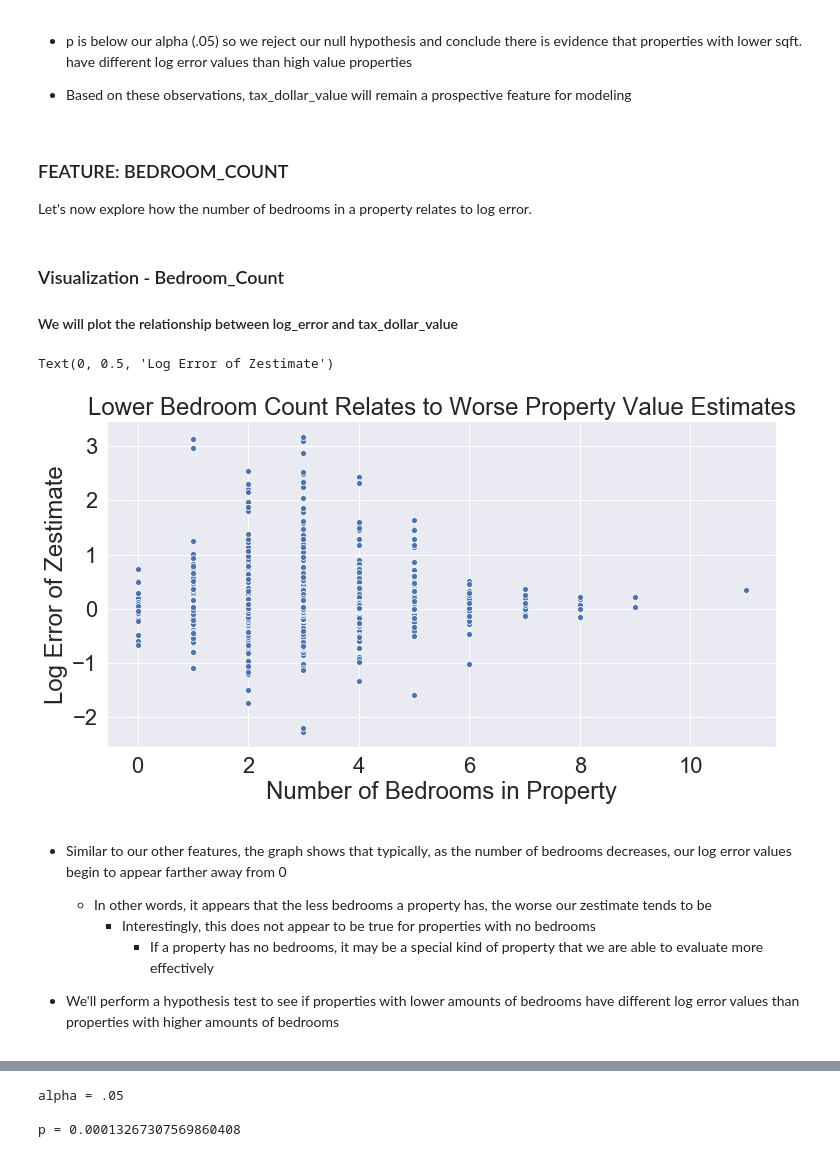
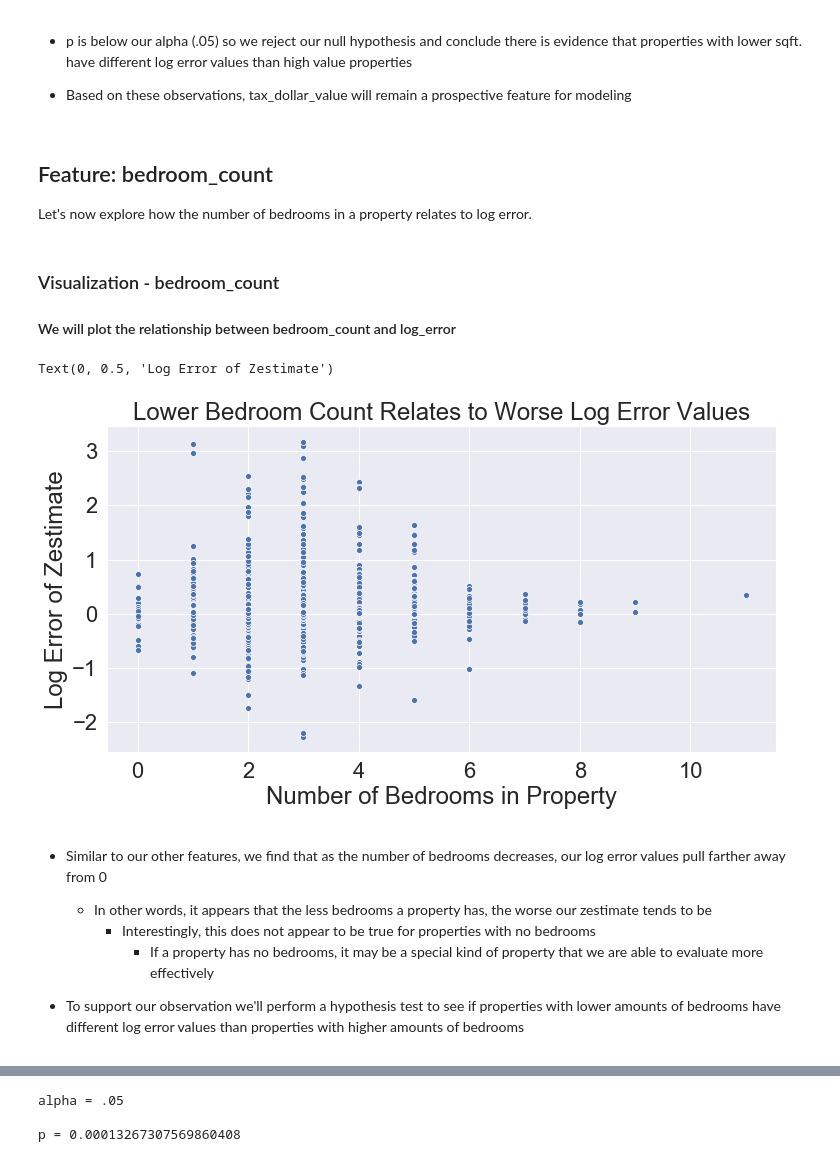
Before and after one commit to SamuelD-Data/zillow_clustering_project, a Jupyter notebook: zillow_clustering_project_notebook.ipynb, the cells around one changed output, grey strips where cells are left out. Cells and saved outputs as stored; diff of their text form; code cells hidden in the pictures.

```diff
--- a/zillow_clustering_project_notebook.ipynb
+++ b/zillow_clustering_project_notebook.ipynb
@@ -855,33 +746,33 @@ p = 0.0014316552820415878
 
 - Based on these observations, tax_dollar_value will remain a prospective feature for modeling
 # %% [markdown]
-### FEATURE: BEDROOM_COUNT
+## Feature: bedroom_count
 Let's now explore how the number of bedrooms in a property relates to log error.
 # %% [markdown]
-### Visualization - Bedroom_Count
-#### We will plot the relationship between log_error and tax_dollar_value
+### Visualization - bedroom_count
+#### We will plot the relationship between bedroom_count and log_error
 # %%
 # setting figure size
 sns.set(rc = {'figure.figsize':(12,6)})
 
 # setting font size
 sns.set(font_scale = 2)
 
 # plotting scatterplot and setting title
-sns.scatterplot(x = 'bedroom_count', y = 'log_error', data = train).set_title("Lower Bedroom Count Relates to Worse Property Value Estimates")
+sns.scatterplot(x = 'bedroom_count', y = 'log_error', data = train).set_title("Lower Bedroom Count Relates to Worse Log Error Values")
 
 # setting x and y label
 plt.xlabel("Number of Bedrooms in Property")
 plt.ylabel("Log Error of Zestimate")
 # %% [output]
 Text(0, 0.5, 'Log Error of Zestimate')
-[figure, old version]
+[figure, new version]
 # %% [markdown]
-- Similar to our other features, the graph shows that typically, as the number of bedrooms decreases, our log error values begin to appear farther away from 0
+- Similar to our other features, we find that as the number of bedrooms decreases, our log error values pull farther away from 0
     - In other words, it appears that the less bedrooms a property has, the worse our zestimate tends to be
         - Interestingly, this does not appear to be true for properties with no bedrooms
             - If a property has no bedrooms, it may be a special kind of property that we are able to evaluate more effectively
 
 
-- We'll perform a hypothesis test to see if properties with lower amounts of bedrooms have different log error values than properties with higher amounts of bedrooms
+- To support our observation we'll perform a hypothesis test to see if properties with lower amounts of bedrooms have different log error values than properties with higher amounts of bedrooms
 # %% [markdown]
```
Also changed, not shown: parts of 89 cells of this notebook.
